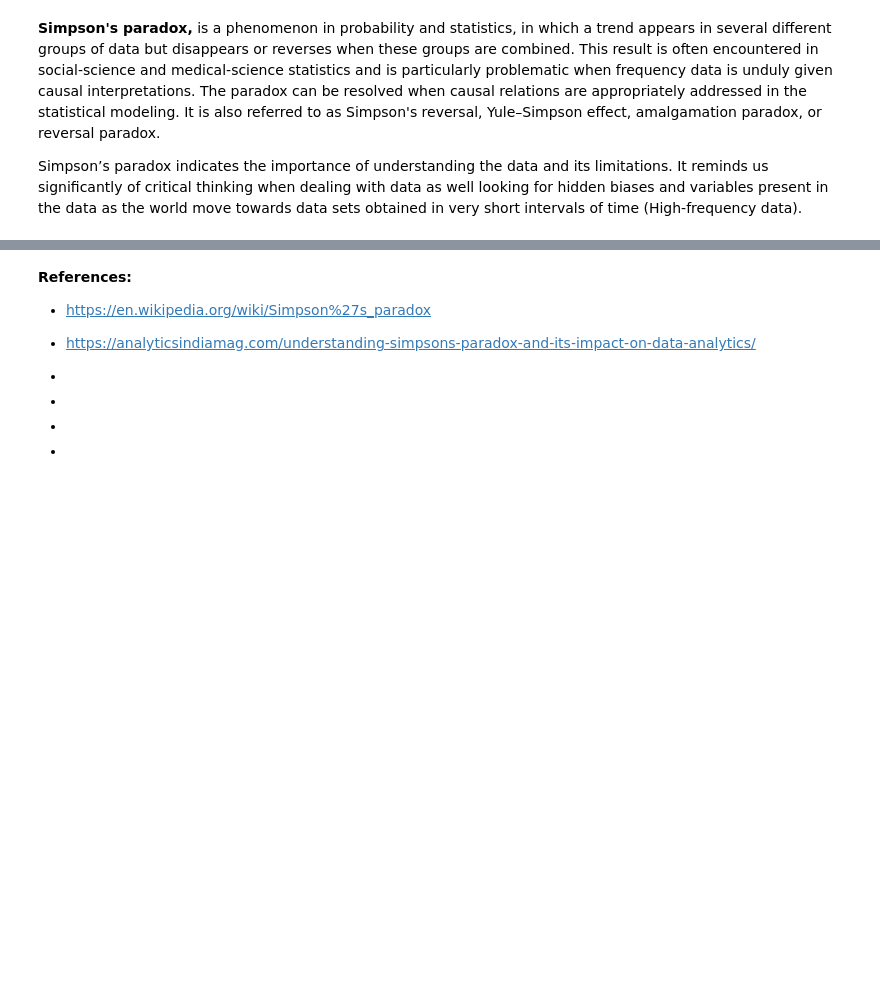
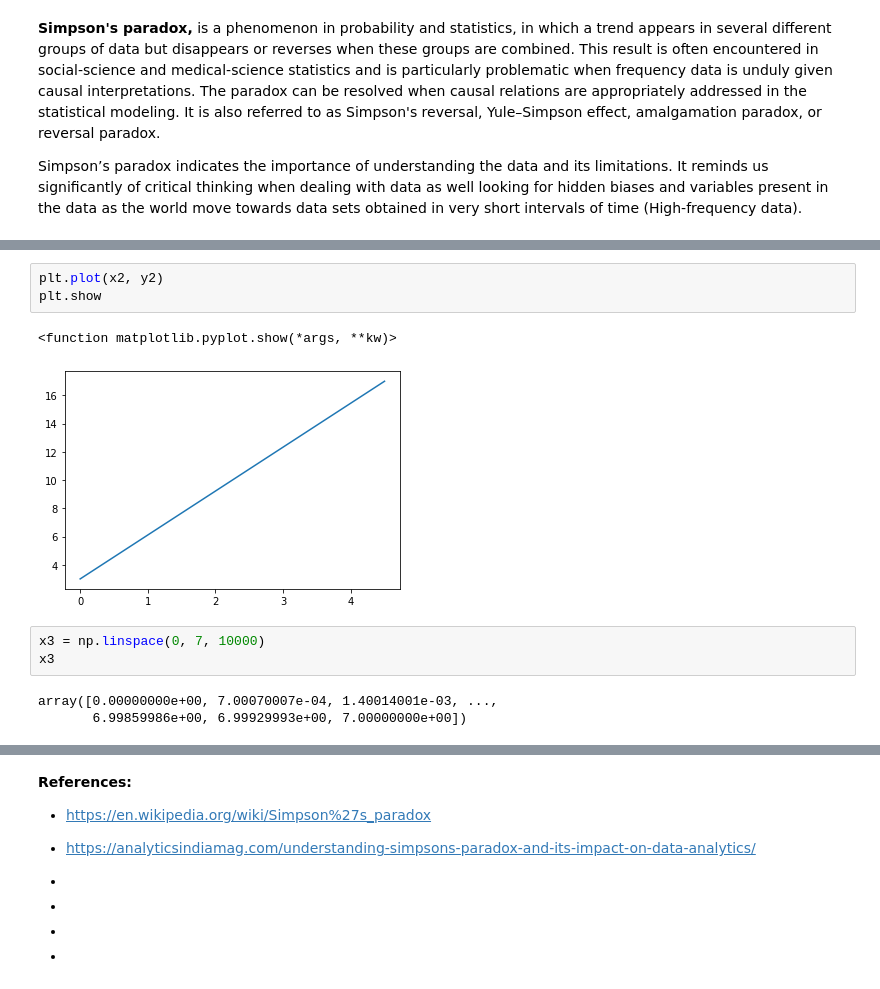
Before and after one commit to radekv23/Tasks-2020, a Jupyter notebook: Tasks.ipynb, the cells around one changed output, grey strips where cells are left out. Saved outputs shown, nothing was run; the diff lists cells and outputs as text; blank space fills up the shorter version.

```diff
--- a/Tasks.ipynb
+++ b/Tasks.ipynb
@@ -349,0 +364,12 @@ plt.show
+# %%
+plt.plot(x2, y2)
+plt.show
+# %% [output]
+<function matplotlib.pyplot.show(*args, **kw)>
+[figure, added]
+# %%
+x3 = np.linspace(0, 7, 10000)
+x3
+# %% [output]
+array([0.00000000e+00, 7.00070007e-04, 1.40014001e-03, ...,
+       6.99859986e+00, 6.99929993e+00, 7.00000000e+00])
```
Also changed, not shown: parts of 26 cells of this notebook.
